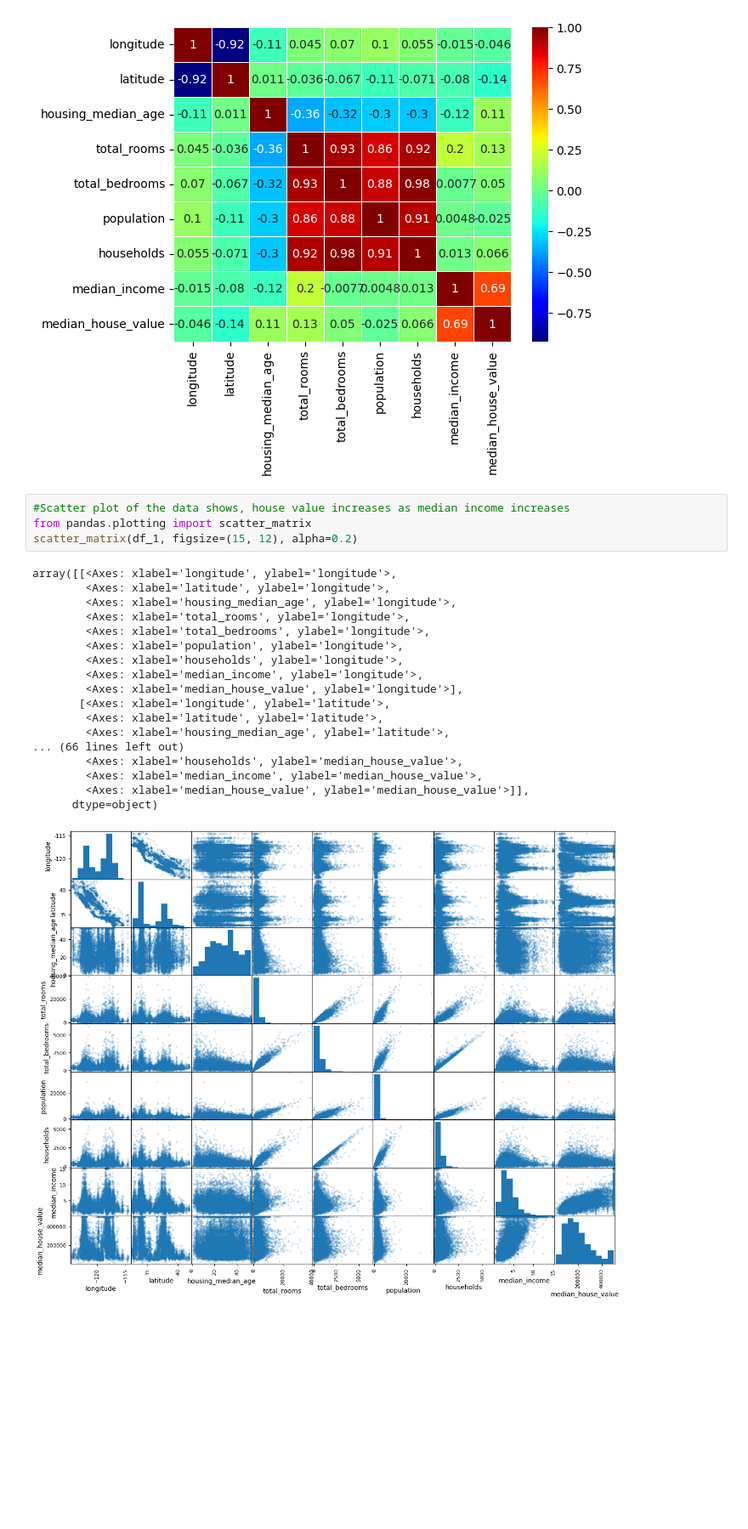
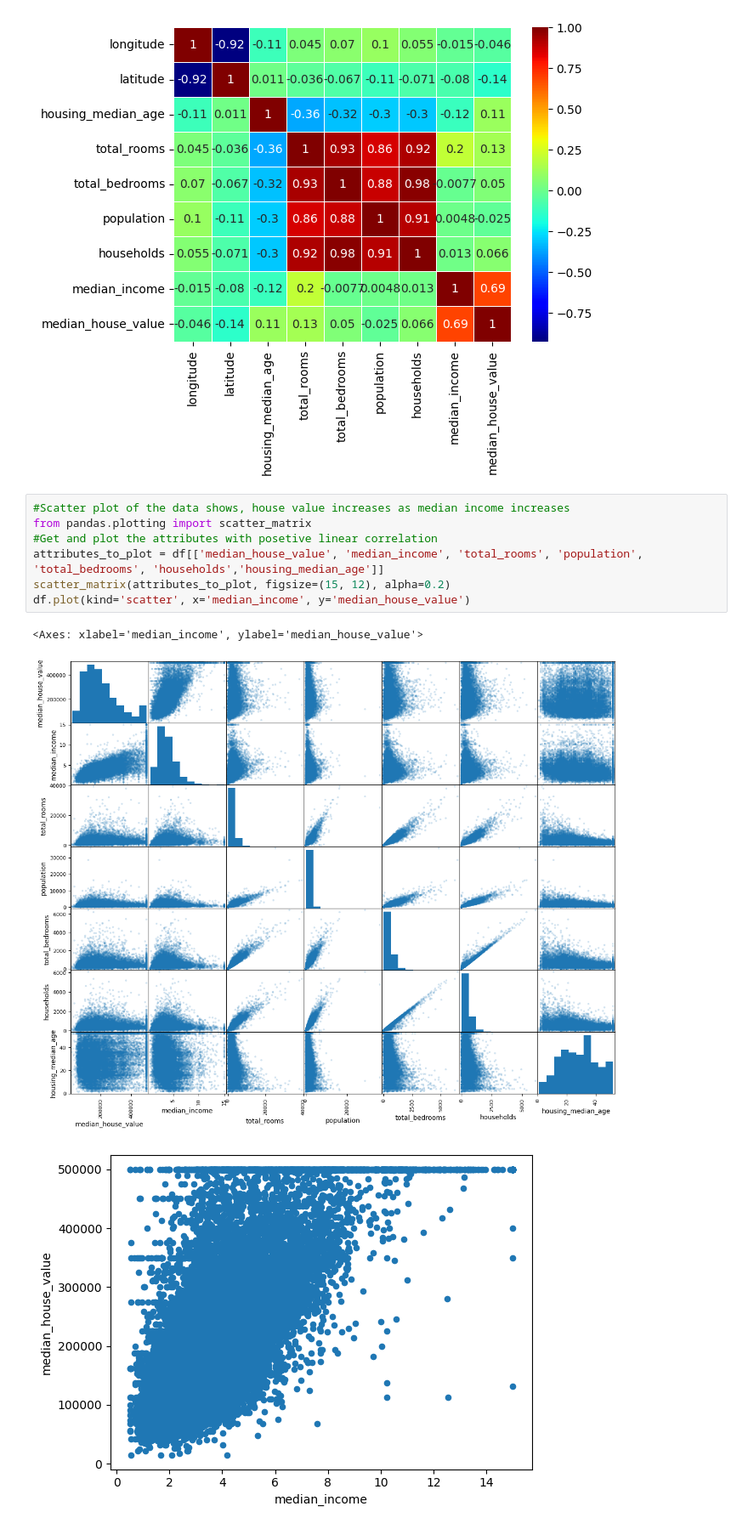
Before and after one commit to besod/House_price_prediction, a Jupyter notebook: Housing.ipynb, the cells around one changed output. Shown at 85% size. Drawn from its saved outputs; the diff is of its cells as text; blank space fills up the shorter version.

```diff
--- a/Housing.ipynb
+++ b/Housing.ipynb
@@ -215,23 +215,11 @@ sns.heatmap(df_1.corr(), annot=True, linewidth=0.5, cmap='jet')
 # %%
 #Scatter plot of the data shows, house value increases as median income increases
 from pandas.plotting import scatter_matrix
-scatter_matrix(df_1, figsize=(15, 12), alpha=0.2)
+#Get and plot the attributes with posetive linear correlation
+attributes_to_plot = df[['median_house_value', 'median_income', 'total_rooms', 'population', 'total_bedrooms', 'households','housing_median_age']]
+scatter_matrix(attributes_to_plot, figsize=(15, 12), alpha=0.2)
+df.plot(kind='scatter', x='median_income', y='median_house_value')
 # %% [output]
-array([[<Axes: xlabel='longitude', ylabel='longitude'>,
-        <Axes: xlabel='latitude', ylabel='longitude'>,
-        <Axes: xlabel='housing_median_age', ylabel='longitude'>,
-        <Axes: xlabel='total_rooms', ylabel='longitude'>,
-        <Axes: xlabel='total_bedrooms', ylabel='longitude'>,
-        <Axes: xlabel='population', ylabel='longitude'>,
-        <Axes: xlabel='households', ylabel='longitude'>,
-        <Axes: xlabel='median_income', ylabel='longitude'>,
-        <Axes: xlabel='median_house_value', ylabel='longitude'>],
-       [<Axes: xlabel='longitude', ylabel='latitude'>,
-        <Axes: xlabel='latitude', ylabel='latitude'>,
-        <Axes: xlabel='housing_median_age', ylabel='latitude'>,
-... (66 lines left out)
-        <Axes: xlabel='households', ylabel='median_house_value'>,
-        <Axes: xlabel='median_income', ylabel='median_house_value'>,
-        <Axes: xlabel='median_house_value', ylabel='median_house_value'>]],
-      dtype=object)
+<Axes: xlabel='median_income', ylabel='median_house_value'>
-[figure, old version]
+[figure, new version]
+[figure, added]
```
Also changed, not shown: parts of 7 cells of this notebook, 1 other file.
